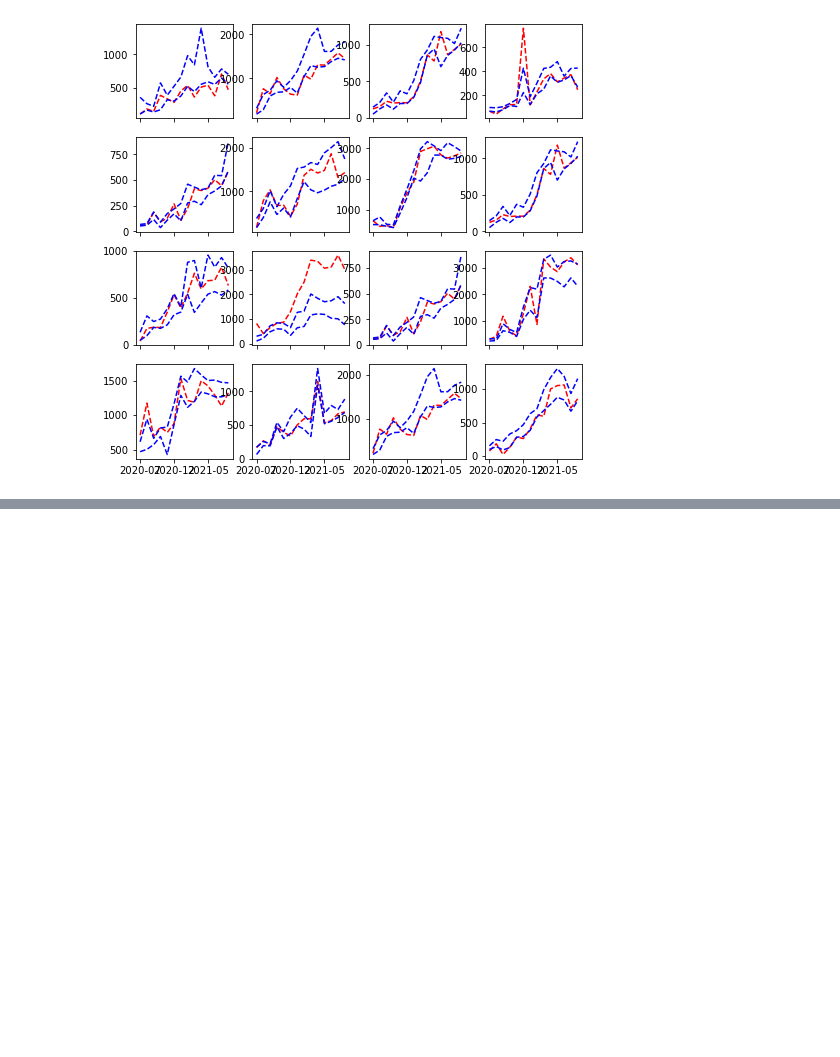
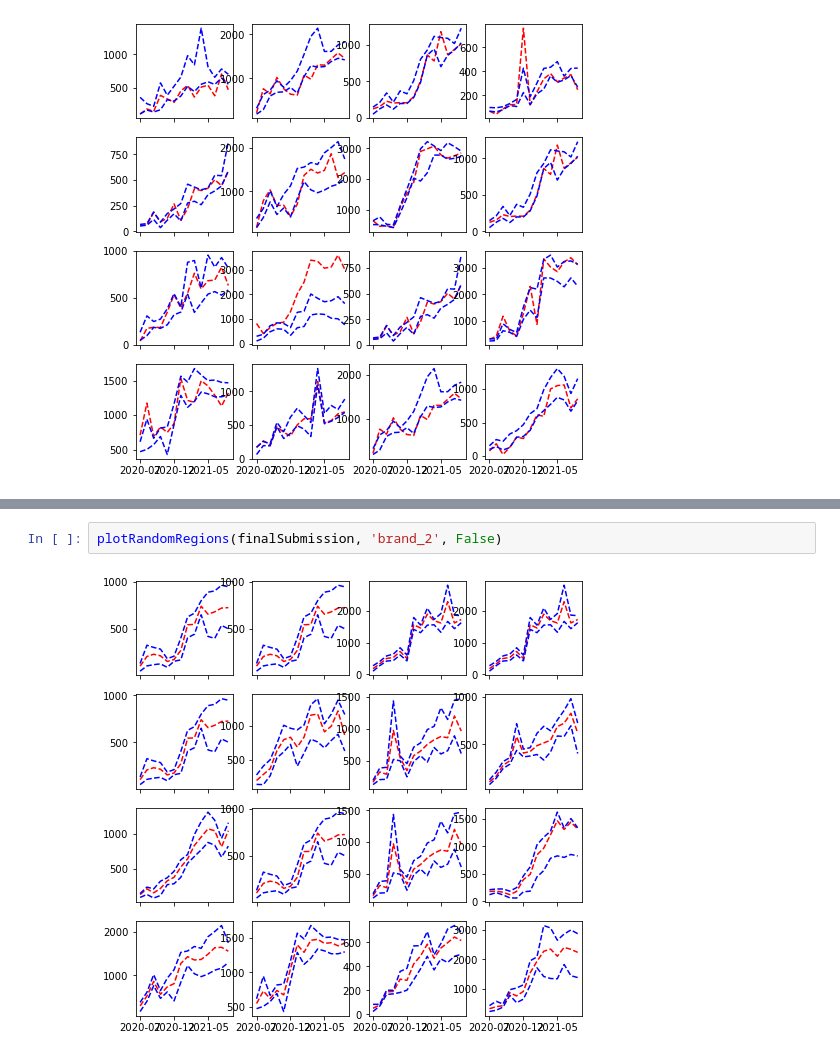
Before and after one commit to StefanKohlbacher/novDatathon, a Jupyter notebook: makeSimpleRegressionModel.ipynb, the cells around one changed output, grey strips where cells are left out. Cells and saved outputs as stored; diff of their text form; blank space fills up the shorter version.

```diff
--- a/makeSimpleRegressionModel.ipynb
+++ b/makeSimpleRegressionModel.ipynb
@@ -997,0 +1049,4 @@ plotRandomRegions(correctedCvSubmissions[0], 'brand_2', False)
+# %%
+plotRandomRegions(finalSubmission, 'brand_2', False)
+# %% [output]
+[figure, added]
```
Also changed, not shown: parts of 16 cells of this notebook.
